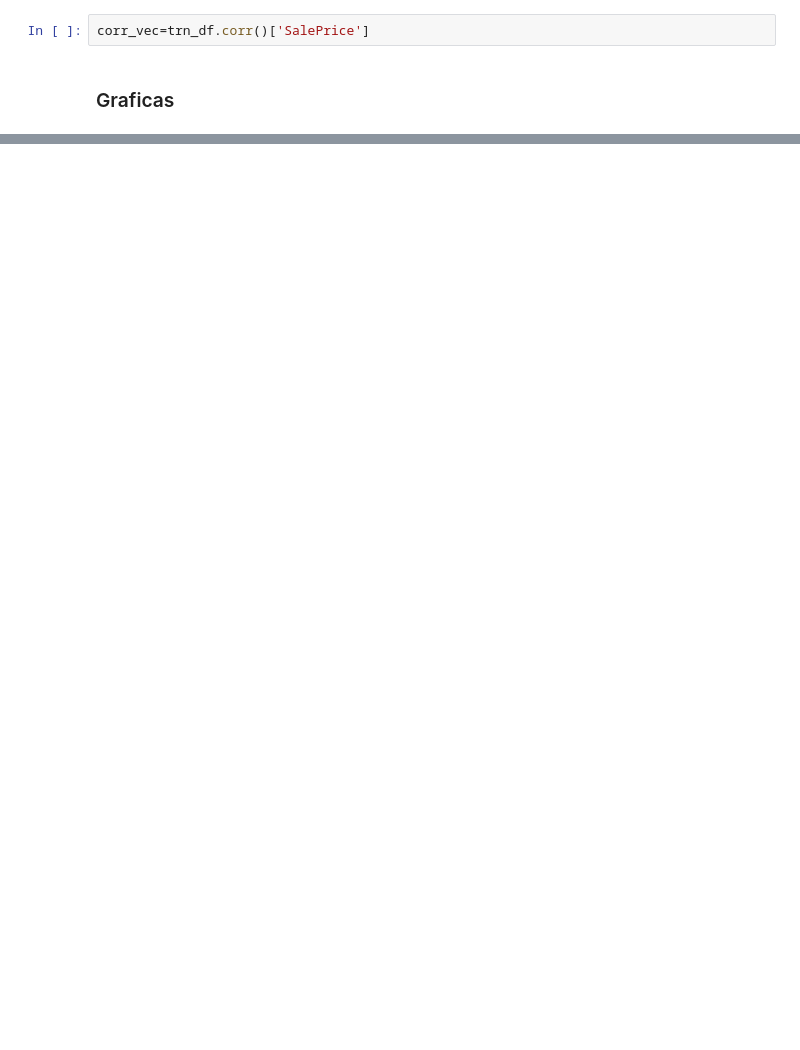
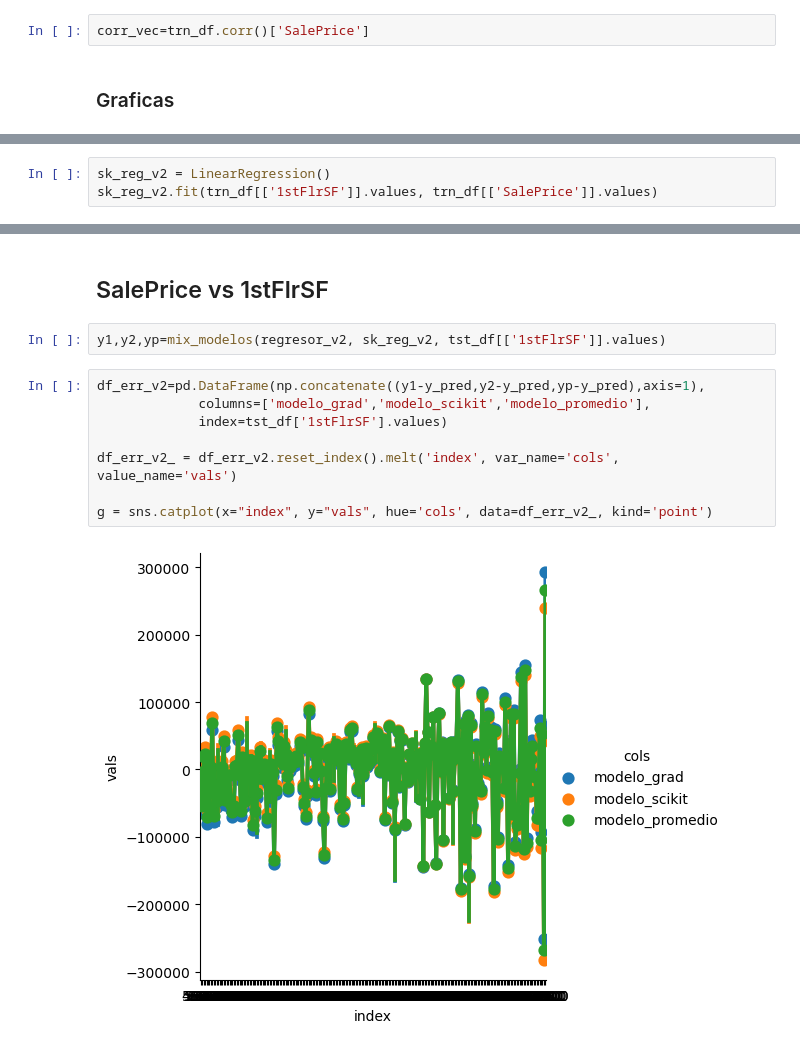
Before and after one commit to or-rm/S1-CP-Proy1, a Jupyter notebook: Proyecto.ipynb, the cells around one changed output, grey strips where cells are left out. Drawn from its saved outputs; the diff is of its cells as text; blank space fills up the shorter version.

```diff
--- a/Proyecto.ipynb
+++ b/Proyecto.ipynb
@@ -124,0 +229,3 @@ plt.show()
+# %%
+sk_reg_v2 = LinearRegression()
+sk_reg_v2.fit(trn_df[['1stFlrSF']].values, trn_df[['SalePrice']].values)
@@ -124,0 +285,14 @@ plt.show()
+# %% [markdown]
+## SalePrice vs 1stFlrSF
+# %%
+y1,y2,yp=mix_modelos(regresor_v2, sk_reg_v2, tst_df[['1stFlrSF']].values)
+# %%
+df_err_v2=pd.DataFrame(np.concatenate((y1-y_pred,y2-y_pred,yp-y_pred),axis=1),
+             columns=['modelo_grad','modelo_scikit','modelo_promedio'],
+             index=tst_df['1stFlrSF'].values)
+
+df_err_v2_ = df_err_v2.reset_index().melt('index', var_name='cols',  value_name='vals')
+
+g = sns.catplot(x="index", y="vals", hue='cols', data=df_err_v2_, kind='point')
+# %% [output]
+[figure, added]
```
Also changed, not shown: parts of 39 cells of this notebook.
